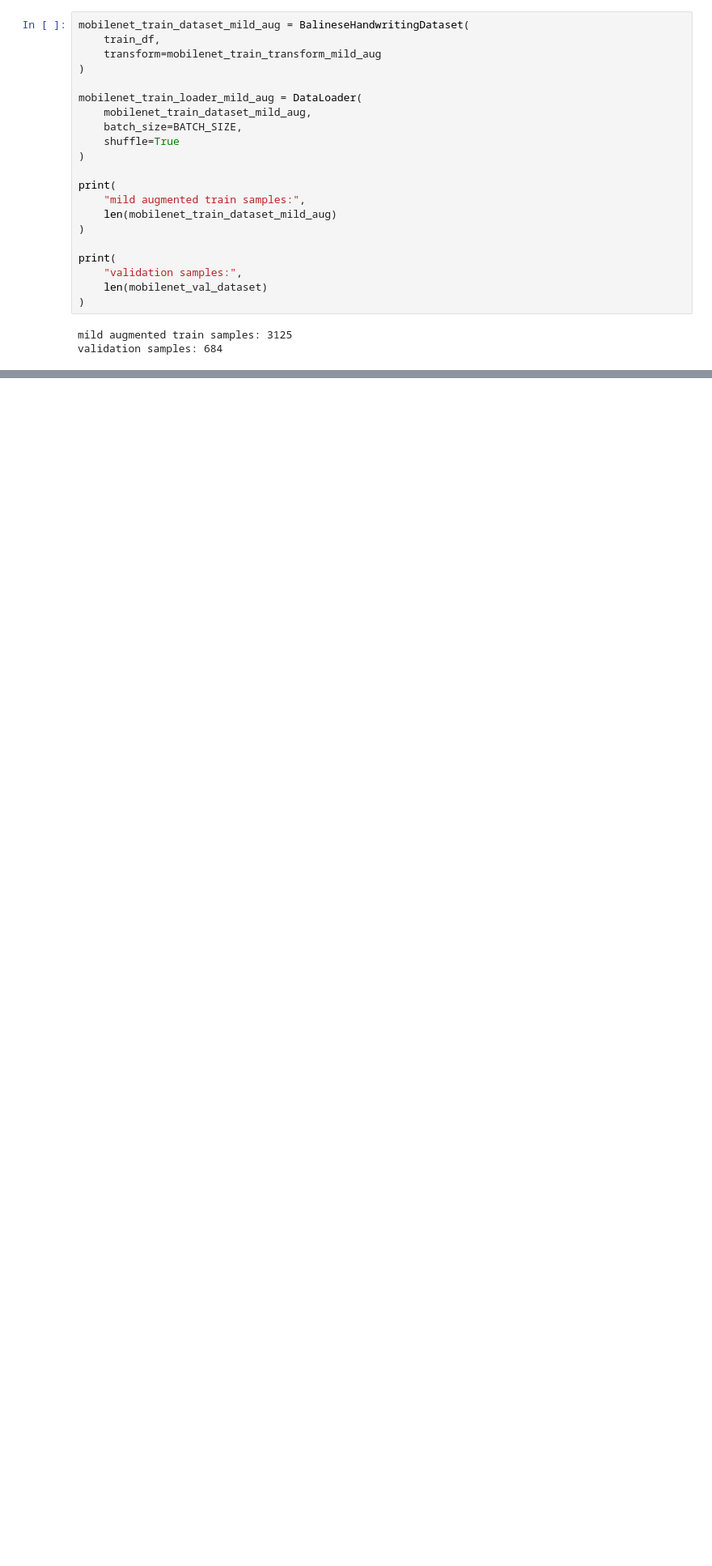
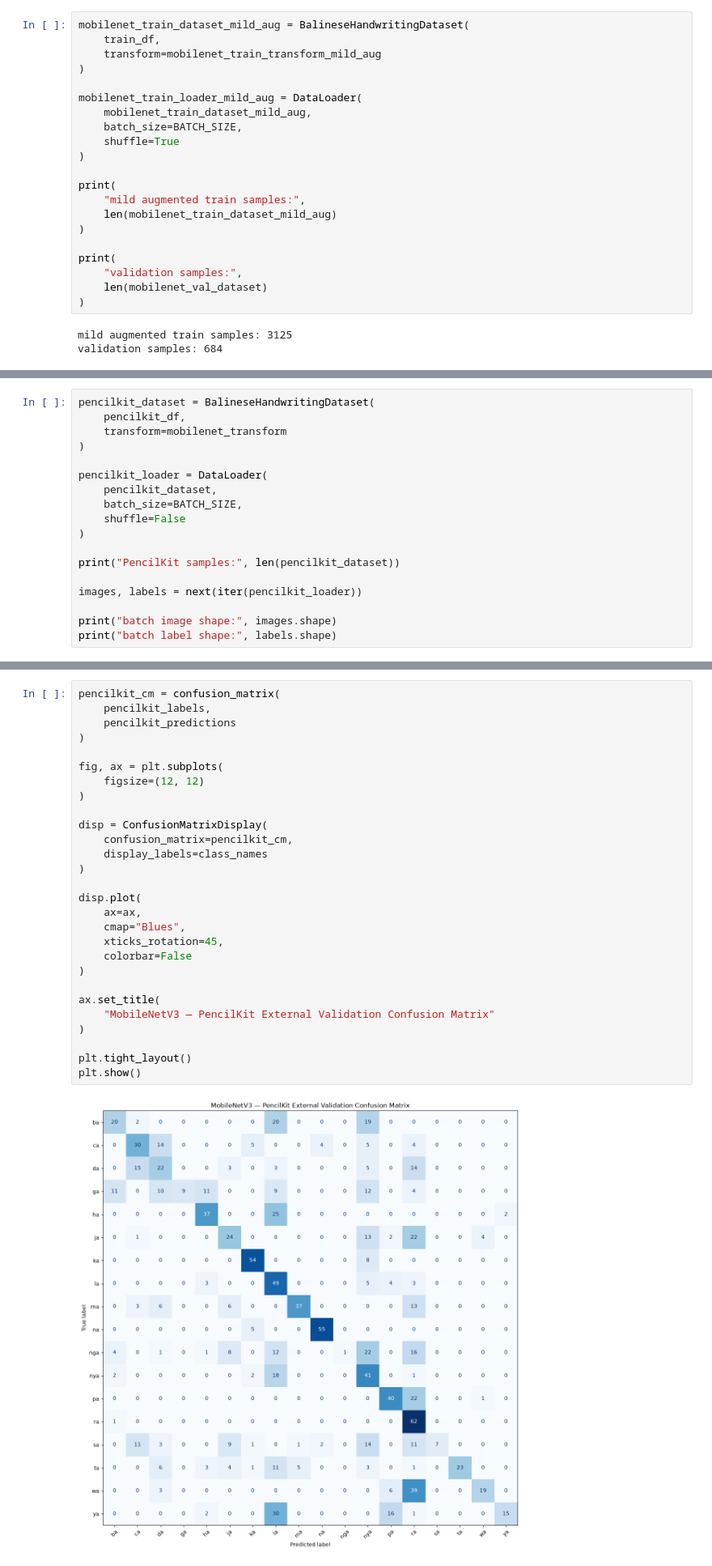
Before and after one commit to KeweKiwi/lekha-handwriting-ml, a Jupyter notebook: notebooks/02_baseline_training.ipynb, the cells around one changed output, grey strips where cells are left out. Shown at 81% size. Saved outputs shown, nothing was run; the diff lists cells and outputs as text; blank space fills up the shorter version.

```diff
--- a/notebooks/02_baseline_training.ipynb
+++ b/notebooks/02_baseline_training.ipynb
@@ -1858,0 +2450,18 @@ validation samples: 684
+# %%
+pencilkit_dataset = BalineseHandwritingDataset(
+    pencilkit_df,
+    transform=mobilenet_transform
+)
+
+pencilkit_loader = DataLoader(
+    pencilkit_dataset,
+    batch_size=BATCH_SIZE,
+    shuffle=False
+)
+
+print("PencilKit samples:", len(pencilkit_dataset))
+
+images, labels = next(iter(pencilkit_loader))
+
+print("batch image shape:", images.shape)
+print("batch label shape:", labels.shape)
@@ -1858,0 +2630,30 @@ validation samples: 684
+# %%
+pencilkit_cm = confusion_matrix(
+    pencilkit_labels,
+    pencilkit_predictions
+)
+
+fig, ax = plt.subplots(
+    figsize=(12, 12)
+)
+
+disp = ConfusionMatrixDisplay(
+    confusion_matrix=pencilkit_cm,
+    display_labels=class_names
+)
+
+disp.plot(
+    ax=ax,
+    cmap="Blues",
+    xticks_rotation=45,
+    colorbar=False
+)
+
+ax.set_title(
+    "MobileNetV3 — PencilKit External Validation Confusion Matrix"
+)
+
+plt.tight_layout()
+plt.show()
+# %% [output]
+[figure, added]
```
Also changed, not shown: parts of 28 cells of this notebook, 1 other file.
